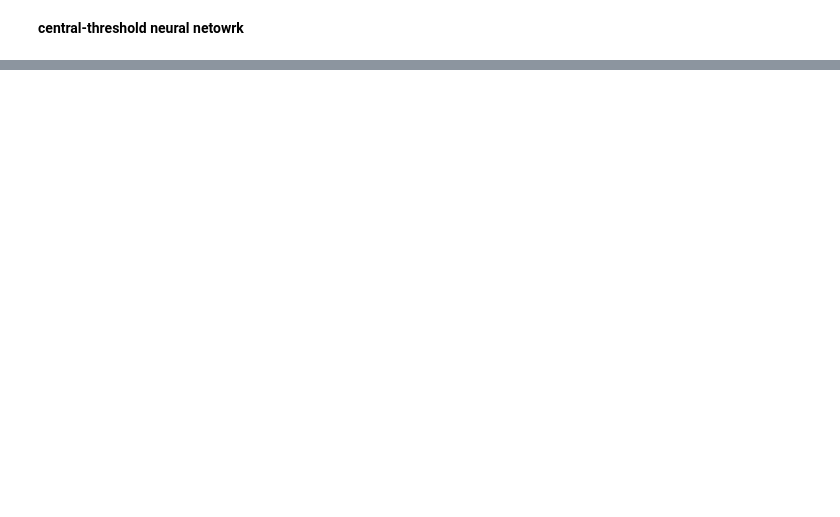
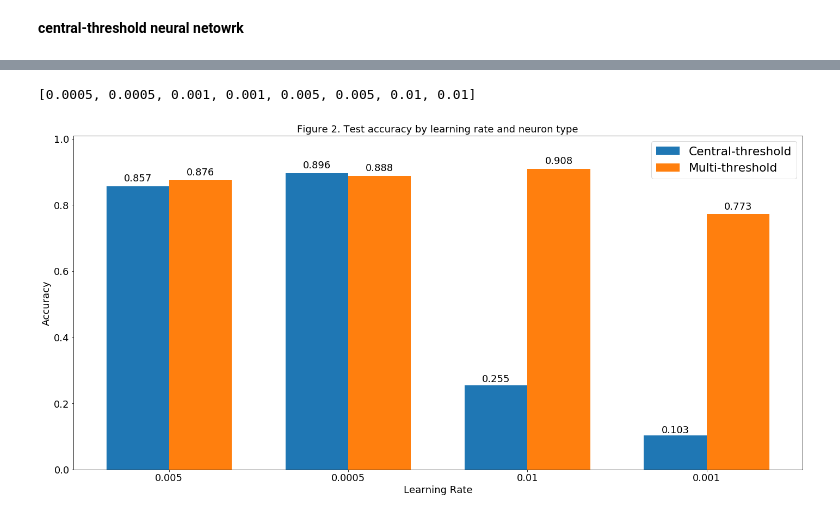
Before and after one commit to rragundez/multi-threshold-neuron, a Jupyter notebook: 1_multi-threshold-neuron.ipynb, the cells around one changed output, grey strips where cells are left out. Drawn from its saved outputs; the diff is of its cells as text; code cells hidden in the pictures; blank space fills up the shorter version.

```diff
--- a/1_multi-threshold-neuron.ipynb
+++ b/1_multi-threshold-neuron.ipynb
@@ -454,0 +545,11 @@ with open('run_central.pkl', 'wb') as f:
+# %%
+import matplotlib.pyplot as plt
+
+%matplotlib inline
+
+plt.rcParams['font.size'] = 18
+plt.rcParams['legend.fontsize'] = 'large'
+plt.rcParams['figure.titlesize'] = 'medium'
+plt.rcParams['figure.figsize'] = (20, 10)
+plt.rcParams['savefig.dpi'] = 50
+plt.rcParams['image.cmap'] = 'Dark2'
@@ -454,0 +558,35 @@ with open('run_central.pkl', 'wb') as f:
+# %%
+summaries = sorted(summaries, key=lambda x: (x.data['learning_rate'], x.type))
+# %%
+[s.data['learning_rate'] for s in summaries]
+# %% [output]
+[0.0005, 0.0005, 0.001, 0.001, 0.005, 0.005, 0.01, 0.01]
+# %%
+def bar_top_label(rects):
+    for rect in rects:
+        height = rect.get_height()
+        plt.text(rect.get_x() + rect.get_width()/2., 1.01 * height,
+                f'{height:.3f}',
+                ha='center', va='bottom')
+
+width = 0.35
+
+
+acc_central = {s.data['learning_rate']: s.data['accuracy'] for s in summaries if s.type == 'central'}
+acc_multi = {s.data['learning_rate']: s.data['accuracy'] for s in summaries if s.type == 'multi'}
+bar_central = plt.bar(range(len(acc_central)), acc_central.values(), width)
+bar_multi = plt.bar([p + width for p in range(len(acc_multi))], acc_multi.values(), width)
+plt.xticks([p + width / 2 for p in range(len(acc_multi))], {str(s.data['learning_rate']) for s in summaries})
+
+bar_top_label(bar_central)
+bar_top_label(bar_multi)
+
+plt.xlabel('Learning Rate')
+plt.ylabel('Accuracy')
+plt.legend(['Central-threshold', 'Multi-threshold'])
+plt.title('Figure 2. Test accuracy by learning rate and neuron type', fontsize=18);
+plt.ylim((0, 1.01))
+plt.tight_layout()
+plt.savefig('accuracy_vs_rate_and_type.png')
+# %% [output]
+[figure, added]
```
Also changed, not shown: parts of 18 cells of this notebook.
